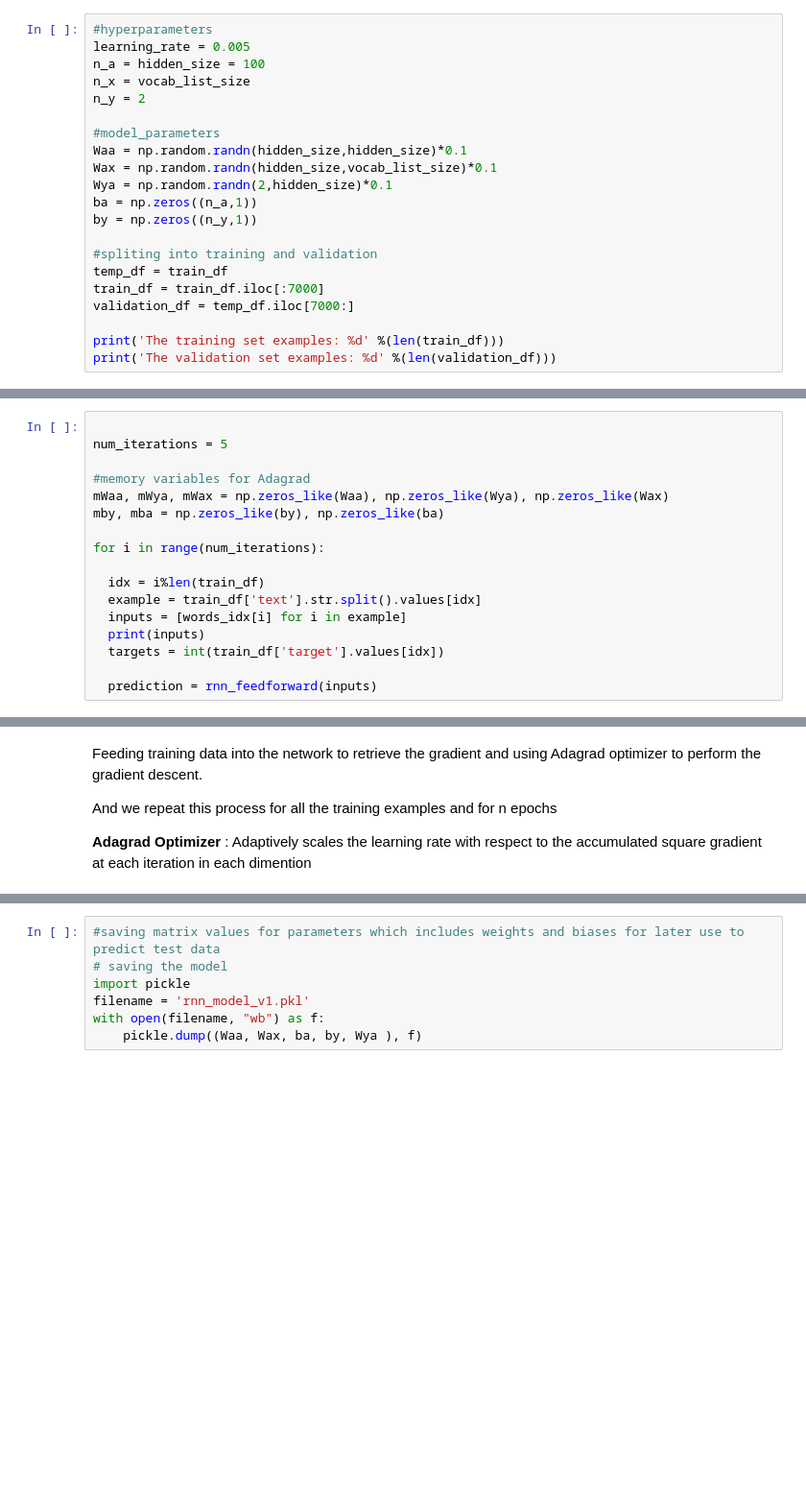
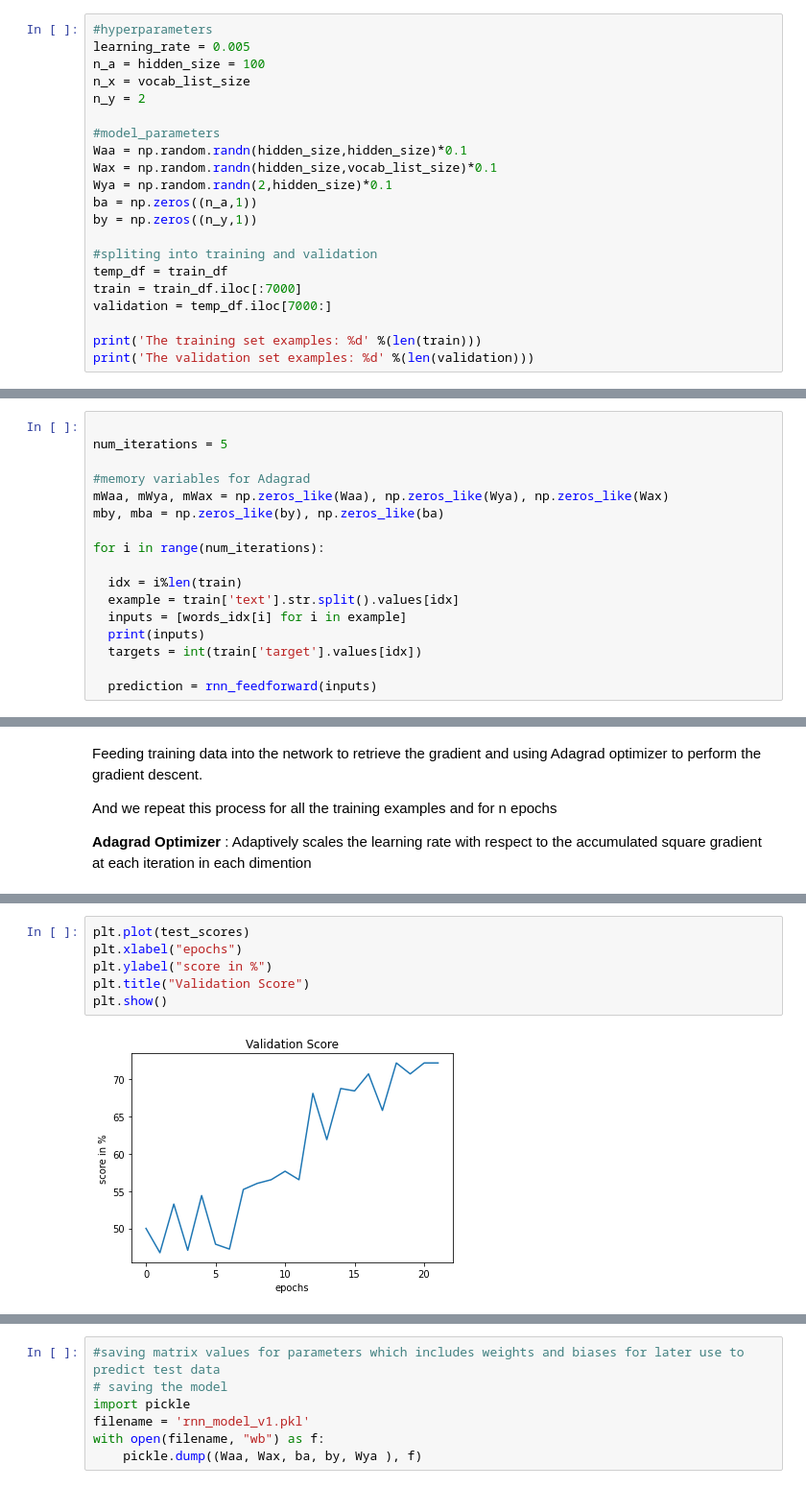
Before and after one commit to Sagar401/Natural_Language_Processing, a Jupyter notebook: Second_Report.ipynb, the cells around one changed output, grey strips where cells are left out. Shown at 96% size. Drawn from its saved outputs; the diff is of its cells as text; blank space fills up the shorter version.

```diff
--- a/Second_Report.ipynb
+++ b/Second_Report.ipynb
@@ -285,11 +301,11 @@ by = np.zeros((n_y,1))
 
 #spliting into training and validation
 temp_df = train_df
-train_df = train_df.iloc[:7000]
-validation_df = temp_df.iloc[7000:]
+train = train_df.iloc[:7000]
+validation = temp_df.iloc[7000:]
 
-print('The training set examples: %d' %(len(train_df)))
-print('The validation set examples: %d' %(len(validation_df)))
+print('The training set examples: %d' %(len(train)))
+print('The validation set examples: %d' %(len(validation)))
 # %% [output]
 The training set examples: 7000
 The validation set examples: 612
@@ -322,11 +338,11 @@ mby, mba = np.zeros_like(by), np.zeros_like(ba)
 
 for i in range(num_iterations):
 
-  idx = i%len(train_df)
-  example = train_df['text'].str.split().values[idx]
+  idx = i%len(train)
+  example = train['text'].str.split().values[idx]
   inputs = [words_idx[i] for i in example]
   print(inputs)
-  targets = int(train_df['target'].values[idx])
+  targets = int(train['target'].values[idx])
 
   prediction = rnn_feedforward(inputs)
 # %% [output]
@@ -462,2 +479,10 @@ The validation_accuracy after iterations:20300 is 70
+# %%
+plt.plot(test_scores)
+plt.xlabel("epochs")
+plt.ylabel("score in %")
+plt.title("Validation Score")
+plt.show()
+# %% [output]
+[figure, added]
 # %% [markdown]
 **Results Summary:**
```
Also changed, not shown: parts of 18 cells of this notebook.
